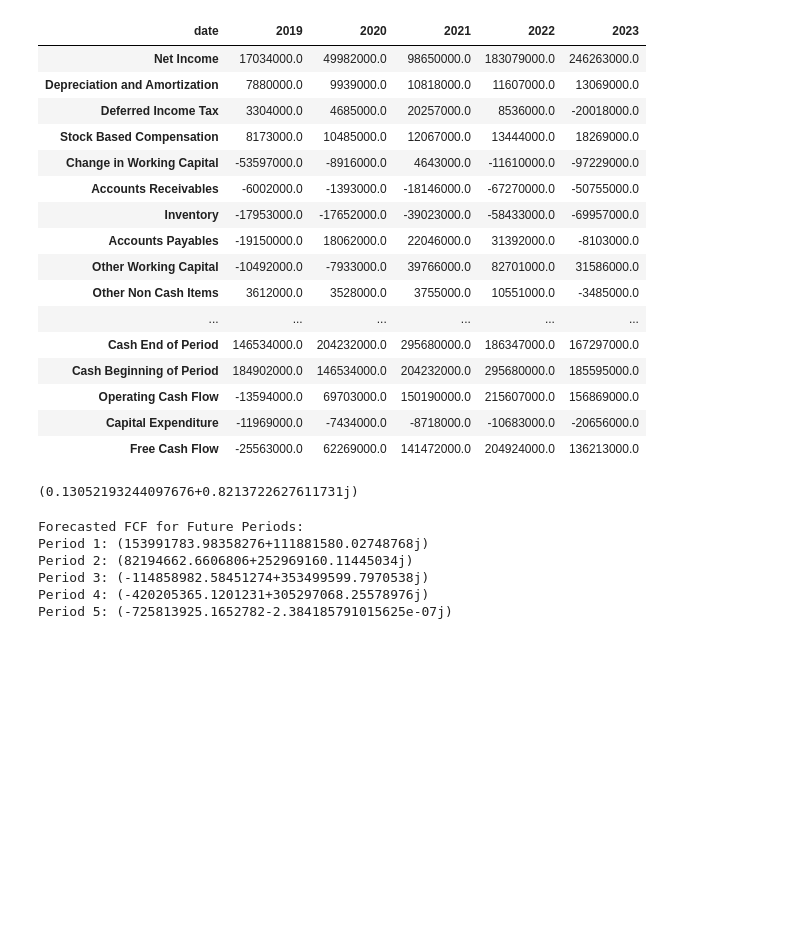
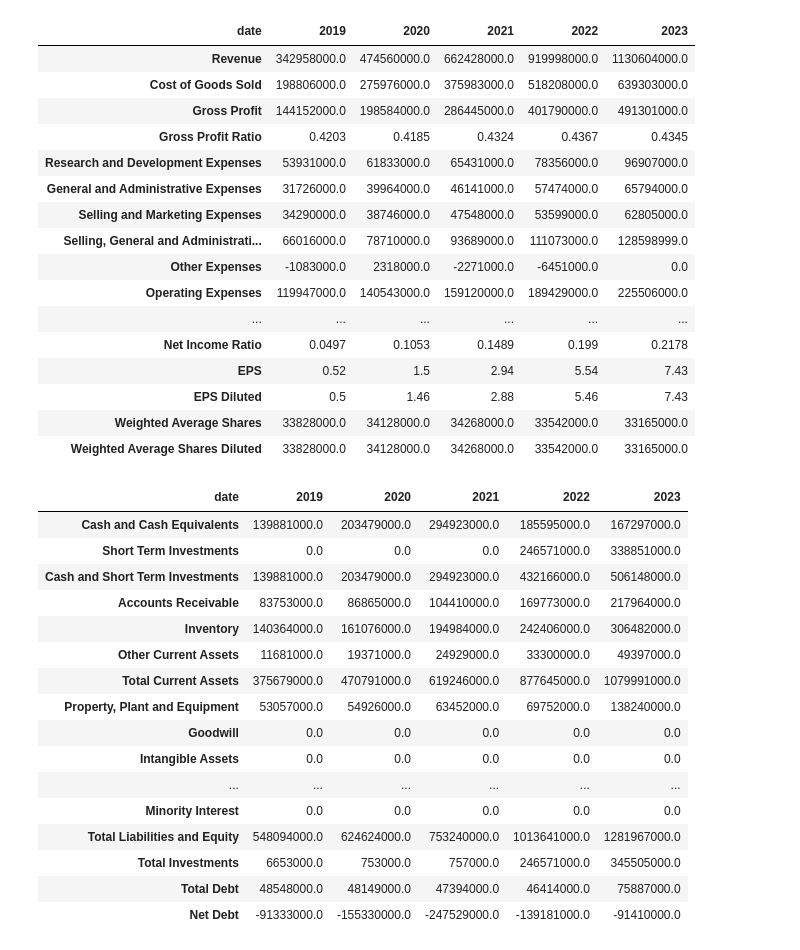
Before and after one commit to RichardRos/Project_3, a Jupyter notebook: DCF Model.ipynb, the cells around one changed output. Cells and saved outputs as stored; diff of their text form; code cells hidden in the pictures; blank space fills up the shorter version.

```diff
--- a/DCF Model.ipynb
+++ b/DCF Model.ipynb
@@ -18,27 +19 @@ income_statement = companies.get_income_statement()
 cash_flow_statement = companies.get_cash_flow_statement()
-# %%
-cash_flow_statement
-# %% [output]
-| date | 2019 | 2020 | 2021 | 2022 | 2023 |
-| Net Income | 17034000.0 | 49982000.0 | 98650000.0 | 183079000.0 | 246263000.0 |
-| Depreciation and Amortization | 7880000.0 | 9939000.0 | 10818000.0 | 11607000.0 | 13069000.0 |
-| Deferred Income Tax | 3304000.0 | 4685000.0 | 20257000.0 | 8536000.0 | -20018000.0 |
-| Stock Based Compensation | 8173000.0 | 10485000.0 | 12067000.0 | 13444000.0 | 18269000.0 |
-| Change in Working Capital | -53597000.0 | -8916000.0 | 4643000.0 | -11610000.0 | -97229000.0 |
-| Accounts Receivables | -6002000.0 | -1393000.0 | -18146000.0 | -67270000.0 | -50755000.0 |
-| Inventory | -17953000.0 | -17652000.0 | -39023000.0 | -58433000.0 | -69957000.0 |
-| Accounts Payables | -19150000.0 | 18062000.0 | 22046000.0 | 31392000.0 | -8103000.0 |
-| Other Working Capital | -10492000.0 | -7933000.0 | 39766000.0 | 82701000.0 | 31586000.0 |
-| Other Non Cash Items | 3612000.0 | 3528000.0 | 3755000.0 | 10551000.0 | -3485000.0 |
-| ... | ... | ... | ... | ... | ... |
-| Cash End of Period | 146534000.0 | 204232000.0 | 295680000.0 | 186347000.0 | 167297000.0 |
-| Cash Beginning of Period | 184902000.0 | 146534000.0 | 204232000.0 | 295680000.0 | 185595000.0 |
-| Operating Cash Flow | -13594000.0 | 69703000.0 | 150190000.0 | 215607000.0 | 156869000.0 |
-| Capital Expenditure | -11969000.0 | -7434000.0 | -8718000.0 | -10683000.0 | -20656000.0 |
-| Free Cash Flow | -25563000.0 | 62269000.0 | 141472000.0 | 204924000.0 | 136213000.0 |
-# %%
-# Calculate growth rate
-growth_rate = (136213000.0/-25563000.0)**(1/5)-1
-print(growth_rate)
-# %% [output]
-(0.13052193244097676+0.8213722627611731j)
@@ -55,12 +20,39 @@ for i in range(1, future_periods + 1):
-# %%
-# Print forecasted FCF values
-print("Forecasted FCF for Future Periods:")
-for i, fcf_value in enumerate(forecasted_fcf, start=1):
-    print(f"Period {i}: {fcf_value}")
-# %% [output]
-Forecasted FCF for Future Periods:
-Period 1: (153991783.98358276+111881580.02748768j)
-Period 2: (82194662.6606806+252969160.11445034j)
-Period 3: (-114858982.58451274+353499599.7970538j)
-Period 4: (-420205365.1201231+305297068.25578976j)
-Period 5: (-725813925.1652782-2.384185791015625e-07j)
+# %%
+display(income_statement)
+display(balance_sheet)
+display(cash_flow_statement)
+# %% [output]
+| date | 2019 | 2020 | 2021 | 2022 | 2023 |
+| Revenue | 342958000.0 | 474560000.0 | 662428000.0 | 919998000.0 | 1130604000.0 |
+| Cost of Goods Sold | 198806000.0 | 275976000.0 | 375983000.0 | 518208000.0 | 639303000.0 |
+| Gross Profit | 144152000.0 | 198584000.0 | 286445000.0 | 401790000.0 | 491301000.0 |
+| Gross Profit Ratio | 0.4203 | 0.4185 | 0.4324 | 0.4367 | 0.4345 |
+| Research and Development Expenses | 53931000.0 | 61833000.0 | 65431000.0 | 78356000.0 | 96907000.0 |
+| General and Administrative Expenses | 31726000.0 | 39964000.0 | 46141000.0 | 57474000.0 | 65794000.0 |
+| Selling and Marketing Expenses | 34290000.0 | 38746000.0 | 47548000.0 | 53599000.0 | 62805000.0 |
+| Selling, General and Administrati... | 66016000.0 | 78710000.0 | 93689000.0 | 111073000.0 | 128598999.0 |
+| Other Expenses | -1083000.0 | 2318000.0 | -2271000.0 | -6451000.0 | 0.0 |
+| Operating Expenses | 119947000.0 | 140543000.0 | 159120000.0 | 189429000.0 | 225506000.0 |
+| ... | ... | ... | ... | ... | ... |
+| Net Income Ratio | 0.0497 | 0.1053 | 0.1489 | 0.199 | 0.2178 |
+| EPS | 0.52 | 1.5 | 2.94 | 5.54 | 7.43 |
+| EPS Diluted | 0.5 | 1.46 | 2.88 | 5.46 | 7.43 |
+| Weighted Average Shares | 33828000.0 | 34128000.0 | 34268000.0 | 33542000.0 | 33165000.0 |
+| Weighted Average Shares Diluted | 33828000.0 | 34128000.0 | 34268000.0 | 33542000.0 | 33165000.0 |
+| date | 2019 | 2020 | 2021 | 2022 | 2023 |
+| Cash and Cash Equivalents | 139881000.0 | 203479000.0 | 294923000.0 | 185595000.0 | 167297000.0 |
+| Short Term Investments | 0.0 | 0.0 | 0.0 | 246571000.0 | 338851000.0 |
+| Cash and Short Term Investments | 139881000.0 | 203479000.0 | 294923000.0 | 432166000.0 | 506148000.0 |
+| Accounts Receivable | 83753000.0 | 86865000.0 | 104410000.0 | 169773000.0 | 217964000.0 |
+| Inventory | 140364000.0 | 161076000.0 | 194984000.0 | 242406000.0 | 306482000.0 |
+| Other Current Assets | 11681000.0 | 19371000.0 | 24929000.0 | 33300000.0 | 49397000.0 |
+| Total Current Assets | 375679000.0 | 470791000.0 | 619246000.0 | 877645000.0 | 1079991000.0 |
+| Property, Plant and Equipment | 53057000.0 | 54926000.0 | 63452000.0 | 69752000.0 | 138240000.0 |
+| Goodwill | 0.0 | 0.0 | 0.0 | 0.0 | 0.0 |
+| Intangible Assets | 0.0 | 0.0 | 0.0 | 0.0 | 0.0 |
+| ... | ... | ... | ... | ... | ... |
+| Minority Interest | 0.0 | 0.0 | 0.0 | 0.0 | 0.0 |
+| Total Liabilities and Equity | 548094000.0 | 624624000.0 | 753240000.0 | 1013641000.0 | 1281967000.0 |
+| Total Investments | 6653000.0 | 753000.0 | 757000.0 | 246571000.0 | 345505000.0 |
+| Total Debt | 48548000.0 | 48149000.0 | 47394000.0 | 46414000.0 | 75887000.0 |
+| Net Debt | -91333000.0 | -155330000.0 | -247529000.0 | -139181000.0 | -91410000.0 |
```
Also changed, not shown: parts of 4 cells of this notebook.
